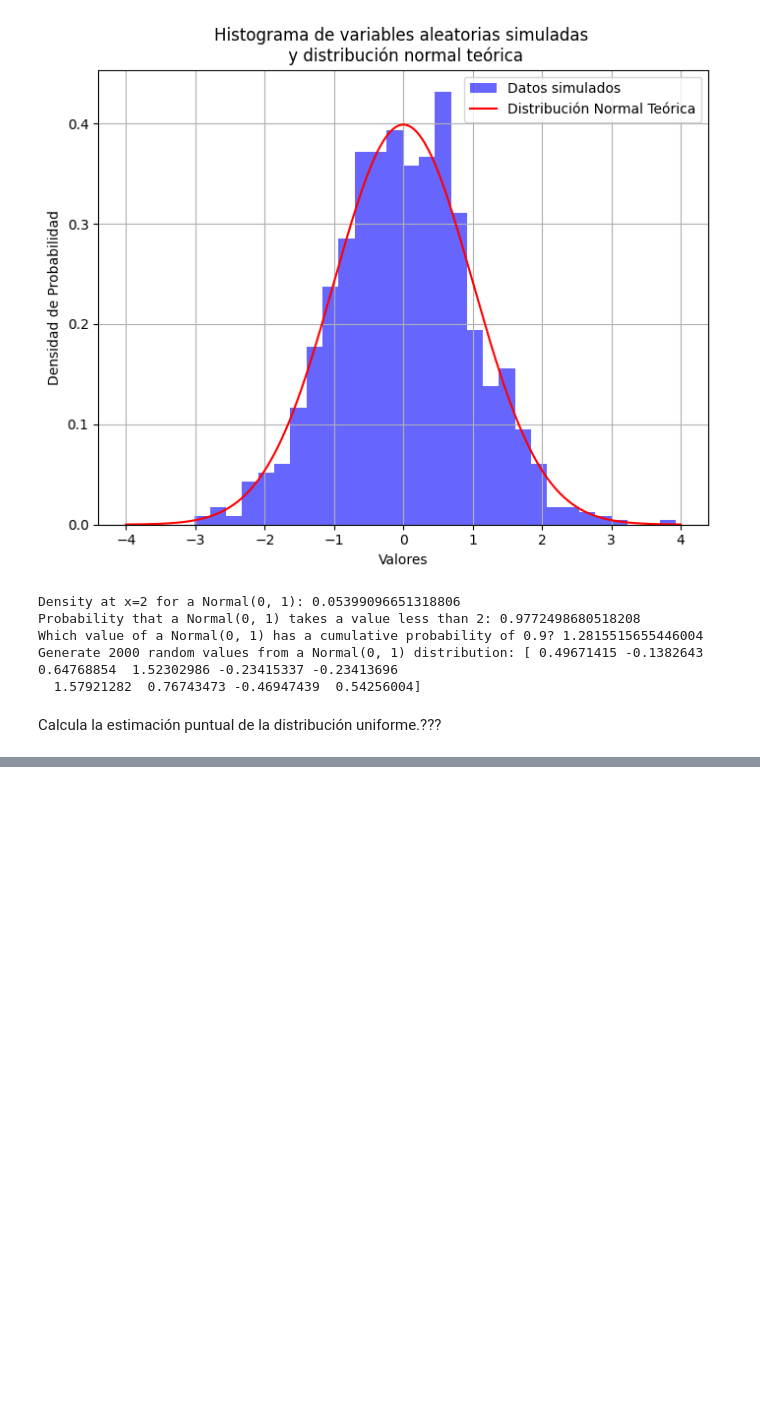
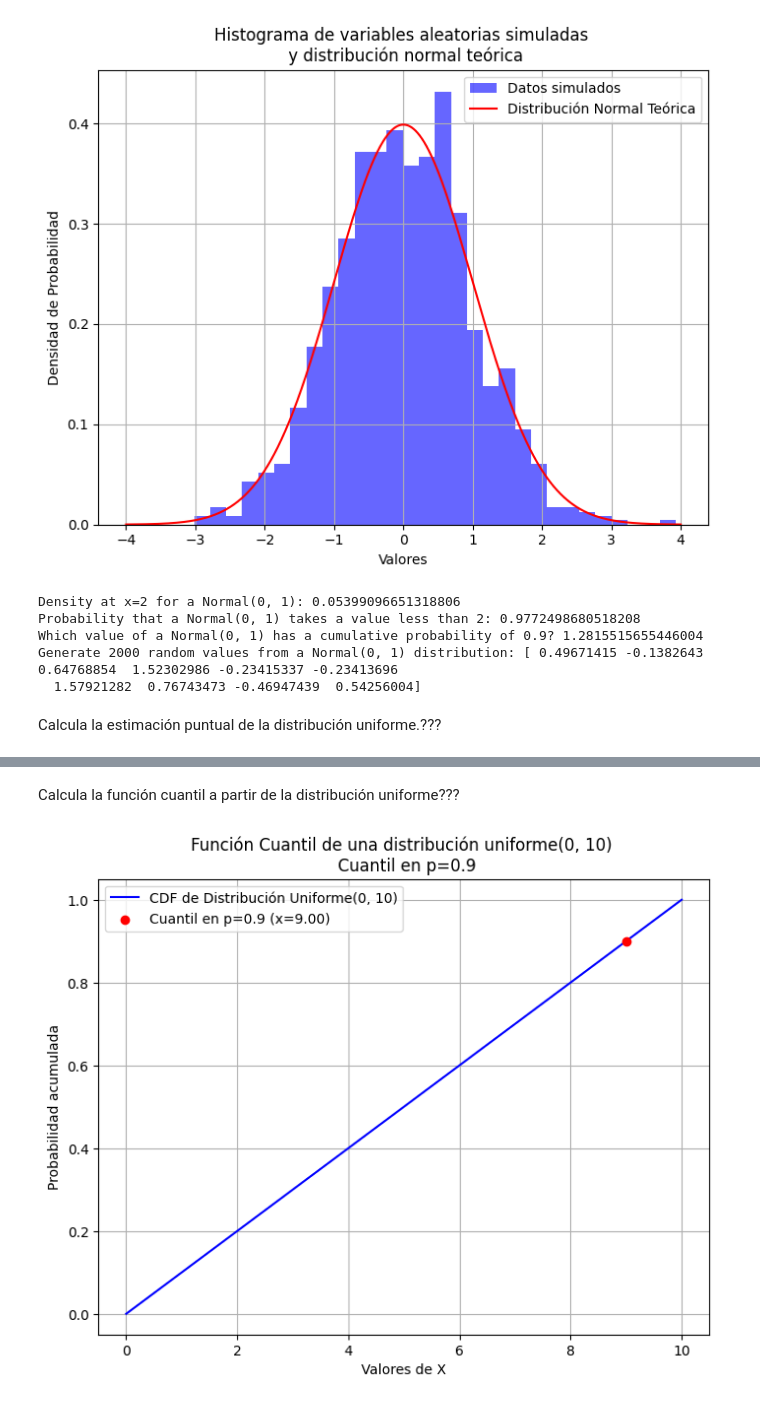
Before and after one commit to 4GeeksAcademy/probability-distribution-exercises-project-with-pythonMJZS, a Jupyter notebook: notebook/problems.es.ipynb, the cells around one changed output, grey strips where cells are left out. Saved outputs shown, nothing was run; the diff lists cells and outputs as text; code cells hidden in the pictures; blank space fills up the shorter version.

```diff
--- a/notebook/problems.es.ipynb
+++ b/notebook/problems.es.ipynb
@@ -266,0 +301,27 @@ def rbinom(n, size, prob = 0.5):
+# %% [markdown]
+Calcula la función cuantil a partir de la distribución uniforme???
+# %%
+def qunif(p, a=0, b=1):
+
+    return uniform.ppf(p, loc=a, scale=b-a)
+
+a = 0
+b = 10
+p = 0.9
+
+resultado = qunif(p, a, b)
+
+x_values = np.linspace(a, b, 1000)
+cdf_values = uniform.cdf(x_values, loc=a, scale=b-a)
+
+plt.figure(figsize=(8, 6))
+plt.plot(x_values, cdf_values, label=f'CDF de Distribución Uniforme({a}, {b})', color='blue')
+plt.scatter(resultado, p, color='red', zorder=5, label=f'Cuantil en p={p} (x={resultado:.2f})')
+plt.title(f'Función Cuantil de una distribución uniforme({a}, {b}) \n Cuantil en p={p}')
+plt.xlabel('Valores de X')
+plt.ylabel('Probabilidad acumulada')
+plt.legend()
+plt.grid(True)
+plt.show()
+# %% [output]
+[figure, added]
```
Also changed, not shown: parts of 9 cells of this notebook.
